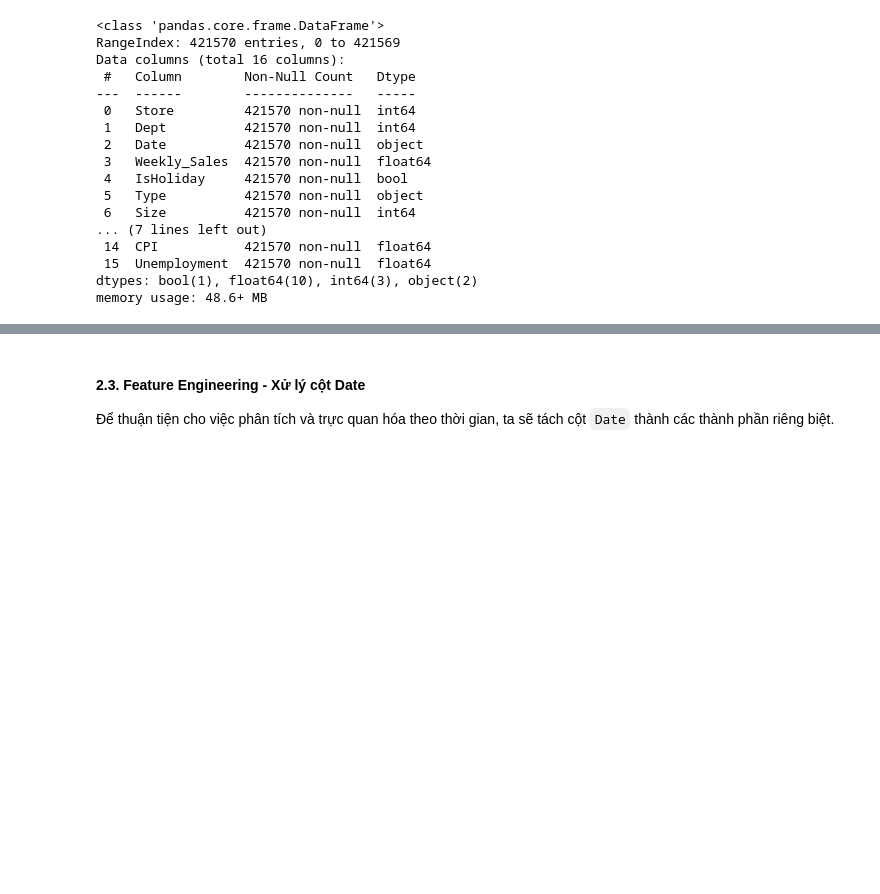
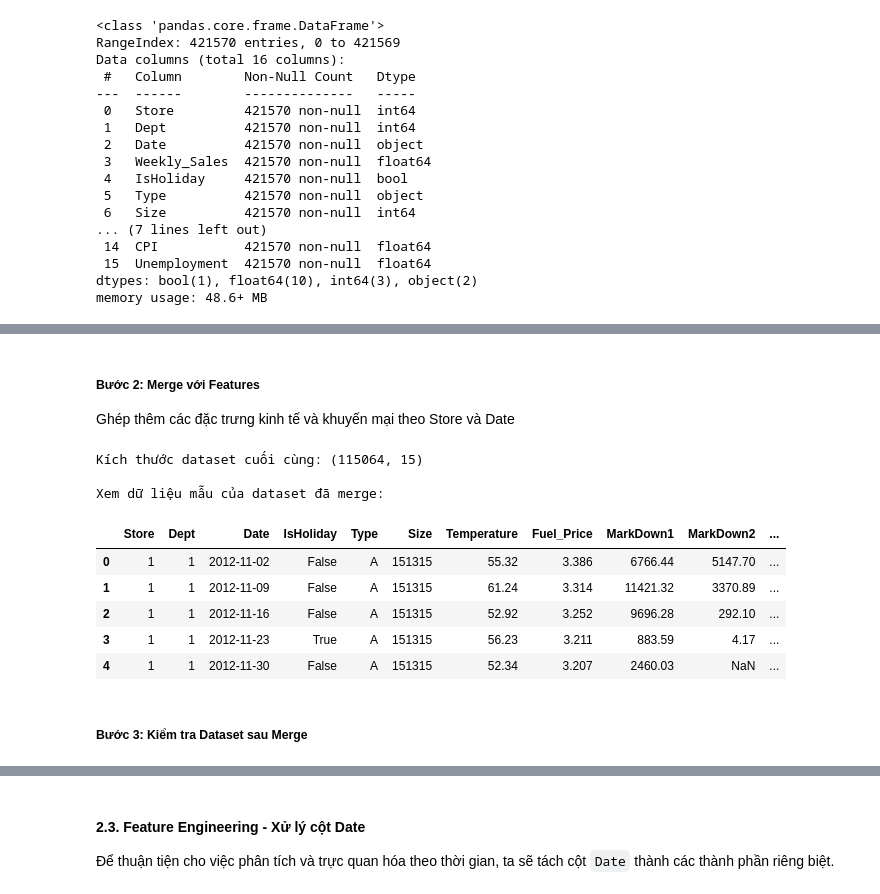
Before and after one commit to aquattda/LTT_DA, a Jupyter notebook: Do_An/3122410447_LTT.ipynb, the cells around one changed output, grey strips where cells are left out. Cells and saved outputs as stored; diff of their text form; code cells hidden in the pictures; blank space fills up the shorter version.

```diff
--- a/Do_An/3122410447_LTT.ipynb
+++ b/Do_An/3122410447_LTT.ipynb
@@ -418,0 +421,8 @@ memory usage: 48.6+ MB
+# %%
+# Merge train với stores theo cột Store
+test_stores = pd.merge(test_df, stores_df, on='Store', how='left')
+
+print(f"Kích thước sau khi merge train + stores: {test_stores.shape}")
+print(f"Đã thêm các cột: {list(stores_df.columns[stores_df.columns != 'Store'])}")
+print("\nXem dữ liệu mẫu sau merge:")
+test_stores.head()
@@ -418,0 +440,26 @@ memory usage: 48.6+ MB
+# %% [markdown]
+##### **Bước 2: Merge với Features**
+Ghép thêm các đặc trưng kinh tế và khuyến mại theo Store và Date
+# %%
+# Merge với features theo Store và Date
+# Lưu ý: features có cột IsHoliday trùng với train, ta sẽ sử dụng từ train
+walmart_data_test = pd.merge(test_stores, features_df, on=['Store', 'Date', 'IsHoliday'], how='left')
+
+print(f"Kích thước dataset cuối cùng: {walmart_data_test.shape}")
+#print(f"Tổng số cột: {walmart_data_train.shape[1]}")
+#print(f"\nDanh sách các cột trong dataset tổng hợp:")
+#print(walmart_data_train.columns.tolist())
+print("\nXem dữ liệu mẫu của dataset đã merge:")
+walmart_data_test.head()
+# %% [output]
+Kích thước dataset cuối cùng: (115064, 15)
+
+Xem dữ liệu mẫu của dataset đã merge:
+|  | Store | Dept | Date | IsHoliday | Type | Size | Temperature | Fuel_Price | MarkDown1 | MarkDown2 | ... |
+| 0 | 1 | 1 | 2012-11-02 | False | A | 151315 | 55.32 | 3.386 | 6766.44 | 5147.70 | ... |
+| 1 | 1 | 1 | 2012-11-09 | False | A | 151315 | 61.24 | 3.314 | 11421.32 | 3370.89 | ... |
+| 2 | 1 | 1 | 2012-11-16 | False | A | 151315 | 52.92 | 3.252 | 9696.28 | 292.10 | ... |
+| 3 | 1 | 1 | 2012-11-23 | True | A | 151315 | 56.23 | 3.211 | 883.59 | 4.17 | ... |
+| 4 | 1 | 1 | 2012-11-30 | False | A | 151315 | 52.34 | 3.207 | 2460.03 | NaN | ... |
+# %% [markdown]
+##### **Bước 3: Kiểm tra Dataset sau Merge**
```
Also changed, not shown: parts of 104 cells of this notebook.
